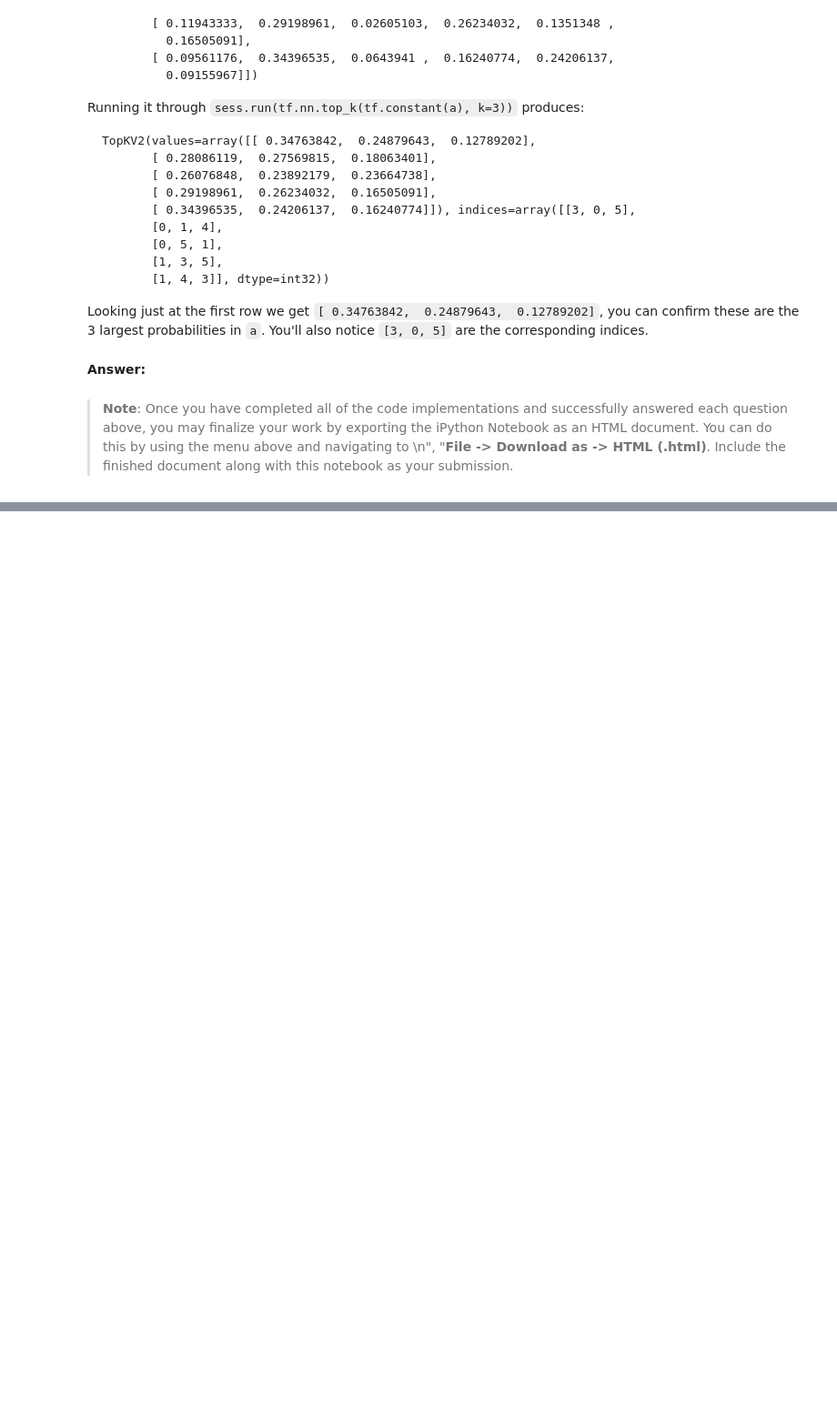
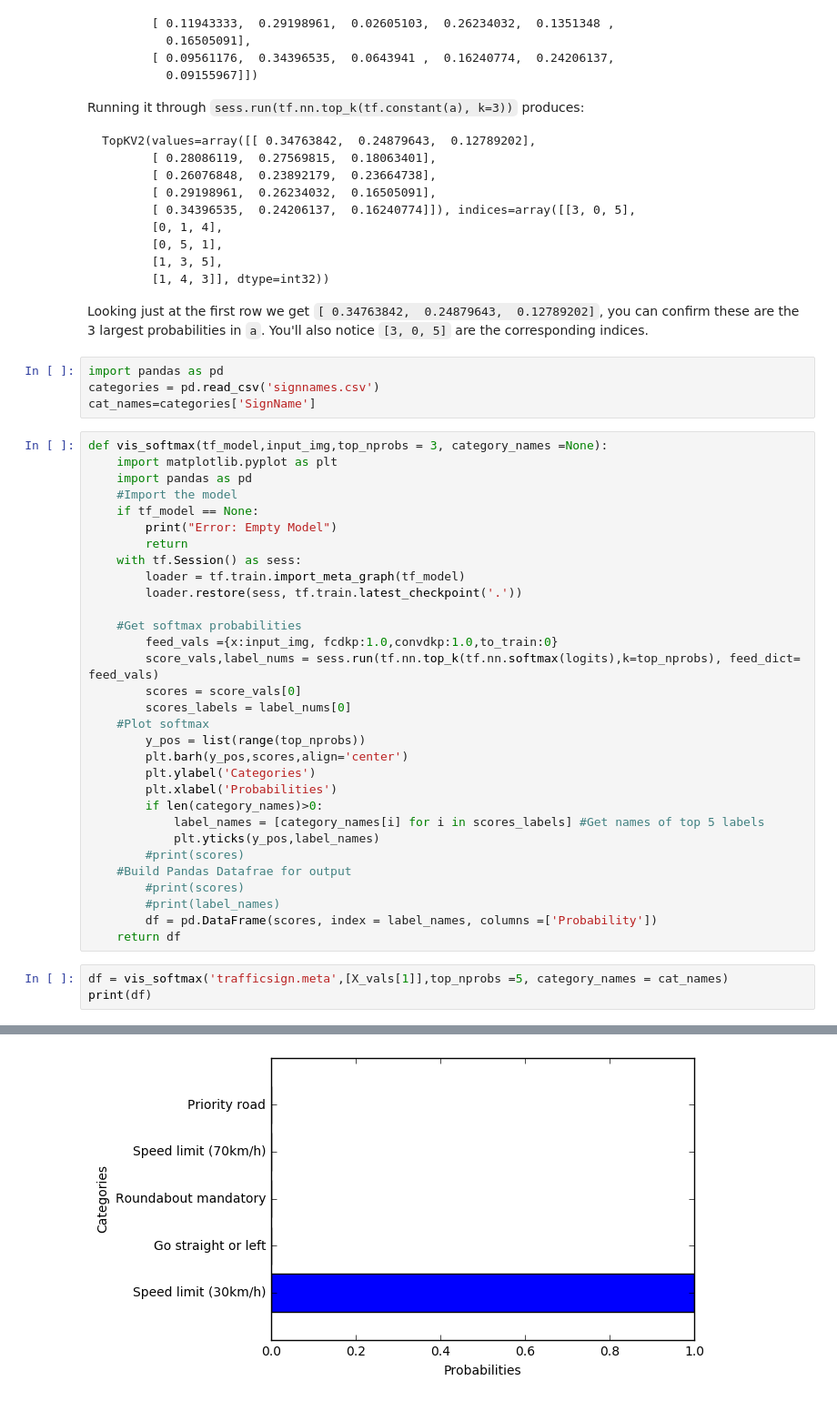
Before and after one commit to kalyanramu/CarND-TrafficSignLab, a Jupyter notebook: Traffic_Sign_Classifier-HW.ipynb, the cells around one changed output, grey strips where cells are left out. Shown: that part at 91% size. Saved outputs shown, nothing was run; the diff lists cells and outputs as text; blank space fills up the shorter version.

````diff
--- a/Traffic_Sign_Classifier-HW.ipynb
+++ b/Traffic_Sign_Classifier-HW.ipynb
@@ -694,8 +507,42 @@ TopKV2(values=array([[ 0.34763842,  0.24879643,  0.12789202],
 ```
 
 Looking just at the first row we get `[ 0.34763842,  0.24879643,  0.12789202]`, you can confirm these are the 3 largest probabilities in `a`. You'll also notice `[3, 0, 5]` are the corresponding indices.
-# %% [markdown]
-**Answer:**
-# %% [markdown]
-> **Note**: Once you have completed all of the code implementations and successfully answered each question above, you may finalize your work by exporting the iPython Notebook as an HTML document. You can do this by using the menu above and navigating to  \n",
-    "**File -> Download as -> HTML (.html)**. Include the finished document along with this notebook as your submission.
+# %%
+import pandas as pd
+categories = pd.read_csv('signnames.csv')
+cat_names=categories['SignName']
+# %%
+def vis_softmax(tf_model,input_img,top_nprobs = 3, category_names =None):
+    import matplotlib.pyplot as plt
+    import pandas as pd
+    #Import the model
+    if tf_model == None:
+        print("Error: Empty Model")
+        return
+    with tf.Session() as sess:
+        loader = tf.train.import_meta_graph(tf_model)
+        loader.restore(sess, tf.train.latest_checkpoint('.'))
+
+    #Get softmax probabilities
+        feed_vals ={x:input_img, fcdkp:1.0,convdkp:1.0,to_train:0}
+        score_vals,label_nums = sess.run(tf.nn.top_k(tf.nn.softmax(logits),k=top_nprobs), feed_dict= feed_vals)
+        scores = score_vals[0]
+        scores_labels = label_nums[0]
+    #Plot softmax
+        y_pos = list(range(top_nprobs))
+        plt.barh(y_pos,scores,align='center')
+        plt.ylabel('Categories')
+        plt.xlabel('Probabilities')
+        if len(category_names)>0:
+            label_names = [category_names[i] for i in scores_labels] #Get names of top 5 labels
+            plt.yticks(y_pos,label_names)
+        #print(scores)
+    #Build Pandas Datafrae for output
+        #print(scores)
+        #print(label_names)
+        df = pd.DataFrame(scores, index = label_names, columns =['Probability'])
+    return df
+# %%
+df = vis_softmax('trafficsign.meta',[X_vals[1]],top_nprobs =5, category_names = cat_names)
+print(df)
+# %% [output]
@@ -701,0 +555 @@ Looking just at the first row we get `[ 0.34763842,  0.24879643,  0.12789202]`,
+[figure, added]
````
Also changed, not shown: parts of 37 cells of this notebook, 1 other file.
